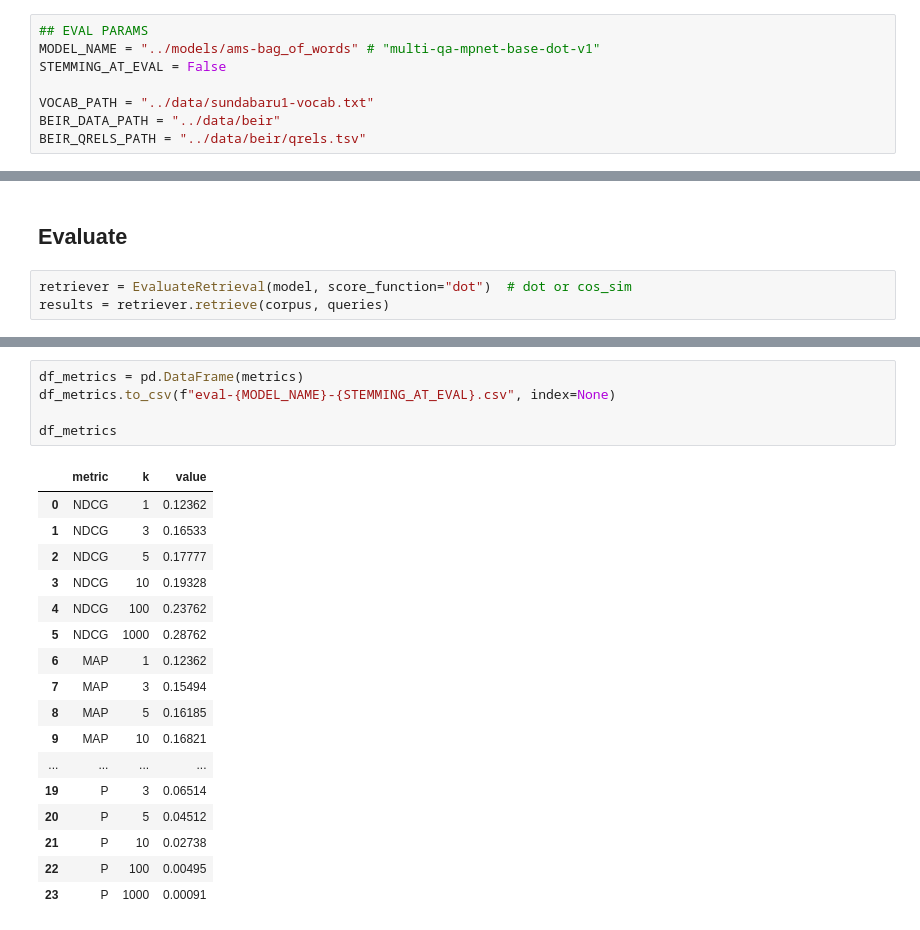
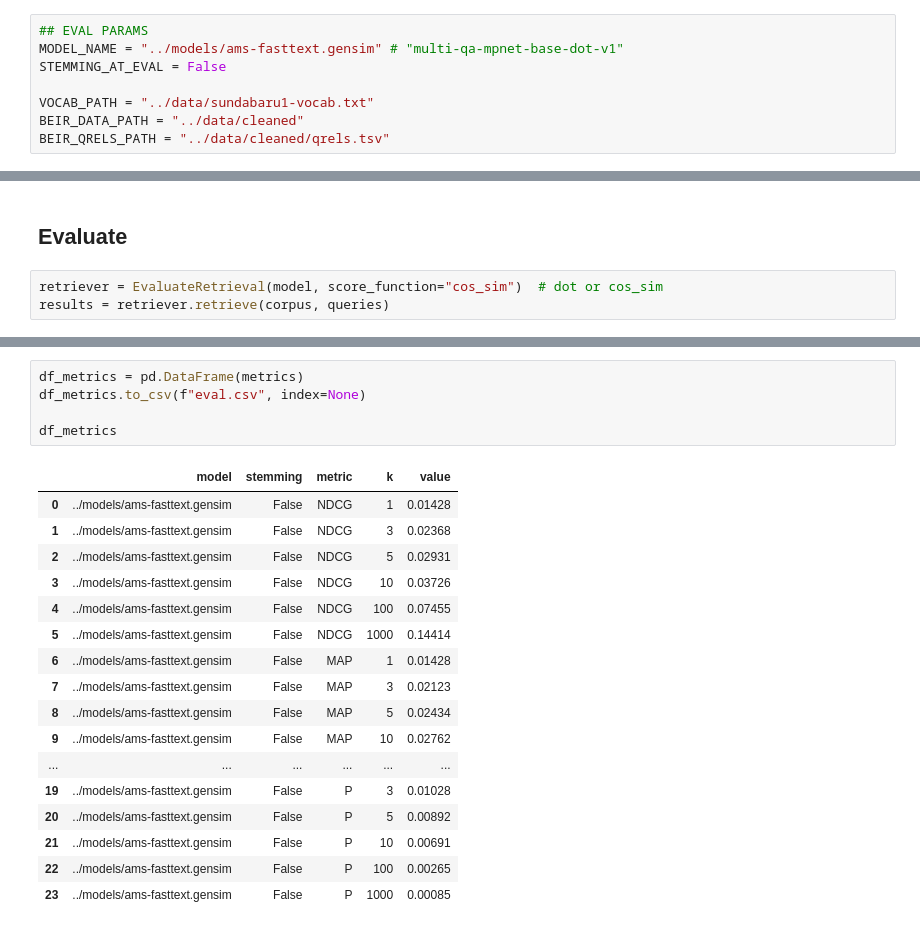
Before and after one commit to Kodesiana/project-2023-amsearch, a Jupyter notebook: notebooks/model-eval.ipynb, the cells around one changed output, grey strips where cells are left out. Drawn from its saved outputs; the diff is of its cells as text.

```diff
--- a/notebooks/model-eval.ipynb
+++ b/notebooks/model-eval.ipynb
@@ -21,11 +25,11 @@ logging.basicConfig(
 )
 # %%
 ## EVAL PARAMS
-MODEL_NAME = "../models/ams-bag_of_words" # "multi-qa-mpnet-base-dot-v1"
+MODEL_NAME = "../models/ams-fasttext.gensim" # "multi-qa-mpnet-base-dot-v1"
 STEMMING_AT_EVAL = False
 
 VOCAB_PATH = "../data/sundabaru1-vocab.txt"
-BEIR_DATA_PATH = "../data/beir"
-BEIR_QRELS_PATH = "../data/beir/qrels.tsv"
+BEIR_DATA_PATH = "../data/cleaned"
+BEIR_QRELS_PATH = "../data/cleaned/qrels.tsv"
 # %% [markdown]
 ## Data Loading
@@ -85,6 +116,6 @@ model
 # %% [markdown]
 ## Evaluate
 # %%
-retriever = EvaluateRetrieval(model, score_function="dot")  # dot or cos_sim
+retriever = EvaluateRetrieval(model, score_function="cos_sim")  # dot or cos_sim
 results = retriever.retrieve(corpus, queries)
 # %% [output]
@@ -126,23 +157,23 @@ metrics = [
 # %%
 df_metrics = pd.DataFrame(metrics)
-df_metrics.to_csv(f"eval-{MODEL_NAME}-{STEMMING_AT_EVAL}.csv", index=None)
+df_metrics.to_csv(f"eval.csv", index=None)
 
 df_metrics
 # %% [output]
-|  | metric | k | value |
-| 0 | NDCG | 1 | 0.12362 |
-| 1 | NDCG | 3 | 0.16533 |
-| 2 | NDCG | 5 | 0.17777 |
-| 3 | NDCG | 10 | 0.19328 |
-| 4 | NDCG | 100 | 0.23762 |
-| 5 | NDCG | 1000 | 0.28762 |
-| 6 | MAP | 1 | 0.12362 |
-| 7 | MAP | 3 | 0.15494 |
-| 8 | MAP | 5 | 0.16185 |
-| 9 | MAP | 10 | 0.16821 |
-| ... | ... | ... | ... |
-| 19 | P | 3 | 0.06514 |
-| 20 | P | 5 | 0.04512 |
-| 21 | P | 10 | 0.02738 |
-| 22 | P | 100 | 0.00495 |
-| 23 | P | 1000 | 0.00091 |
+|  | model | stemming | metric | k | value |
+| 0 | ../models/ams-fasttext.gensim | False | NDCG | 1 | 0.01428 |
+| 1 | ../models/ams-fasttext.gensim | False | NDCG | 3 | 0.02368 |
+| 2 | ../models/ams-fasttext.gensim | False | NDCG | 5 | 0.02931 |
+| 3 | ../models/ams-fasttext.gensim | False | NDCG | 10 | 0.03726 |
+| 4 | ../models/ams-fasttext.gensim | False | NDCG | 100 | 0.07455 |
+| 5 | ../models/ams-fasttext.gensim | False | NDCG | 1000 | 0.14414 |
+| 6 | ../models/ams-fasttext.gensim | False | MAP | 1 | 0.01428 |
+| 7 | ../models/ams-fasttext.gensim | False | MAP | 3 | 0.02123 |
+| 8 | ../models/ams-fasttext.gensim | False | MAP | 5 | 0.02434 |
+| 9 | ../models/ams-fasttext.gensim | False | MAP | 10 | 0.02762 |
+| ... | ... | ... | ... | ... | ... |
+| 19 | ../models/ams-fasttext.gensim | False | P | 3 | 0.01028 |
+| 20 | ../models/ams-fasttext.gensim | False | P | 5 | 0.00892 |
+| 21 | ../models/ams-fasttext.gensim | False | P | 10 | 0.00691 |
+| 22 | ../models/ams-fasttext.gensim | False | P | 100 | 0.00265 |
+| 23 | ../models/ams-fasttext.gensim | False | P | 1000 | 0.00085 |
```
Also changed, not shown: parts of 13 cells of this notebook, 7 other files.
